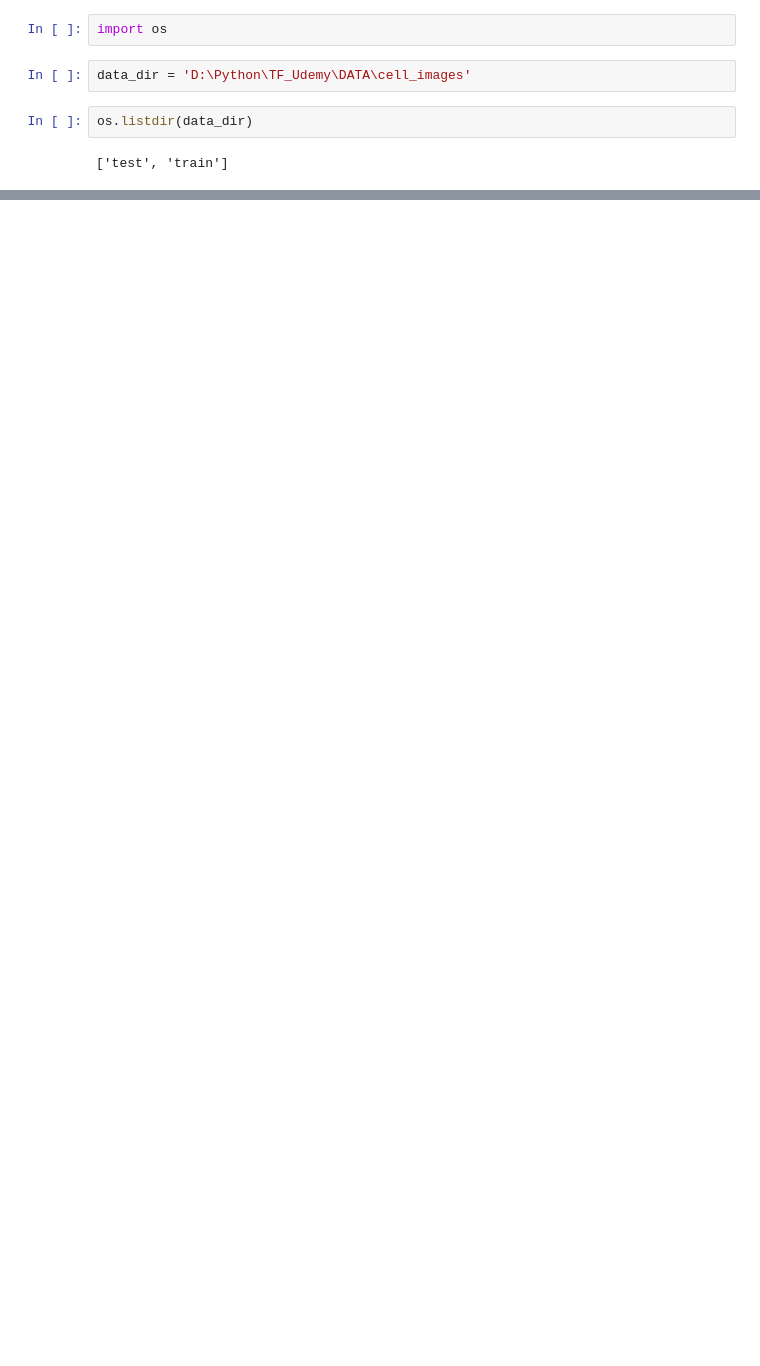
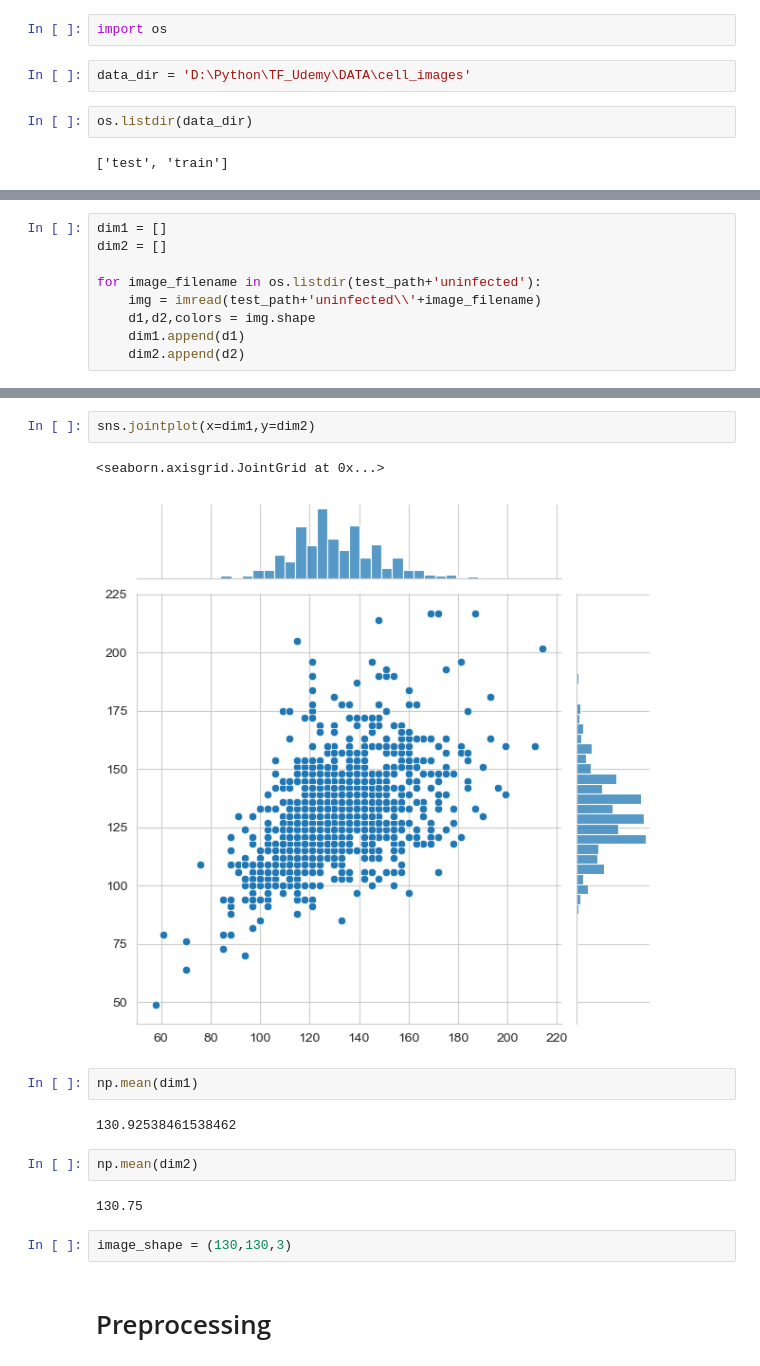
Before and after one commit to o-bissing/TF_Udemy, a Jupyter notebook: CNN_on_Real_Images.ipynb, the cells around one changed output, grey strips where cells are left out. Drawn from its saved outputs; the diff is of its cells as text; blank space fills up the shorter version.

```diff
--- a/CNN_on_Real_Images.ipynb
+++ b/CNN_on_Real_Images.ipynb
@@ -13,0 +72,9 @@ os.listdir(data_dir)
+# %%
+dim1 = []
+dim2 = []
+
+for image_filename in os.listdir(test_path+'uninfected'):
+    img = imread(test_path+'uninfected\\'+image_filename)
+    d1,d2,colors = img.shape
+    dim1.append(d1)
+    dim2.append(d2)
@@ -13,0 +101,17 @@ os.listdir(data_dir)
+# %%
+sns.jointplot(x=dim1,y=dim2)
+# %% [output]
+<seaborn.axisgrid.JointGrid at 0x...>
+[figure, added]
+# %%
+np.mean(dim1)
+# %% [output]
+130.92538461538462
+# %%
+np.mean(dim2)
+# %% [output]
+130.75
+# %%
+image_shape = (130,130,3)
+# %% [markdown]
+# Preprocessing
```
Also changed, not shown: parts of 20 cells of this notebook.
